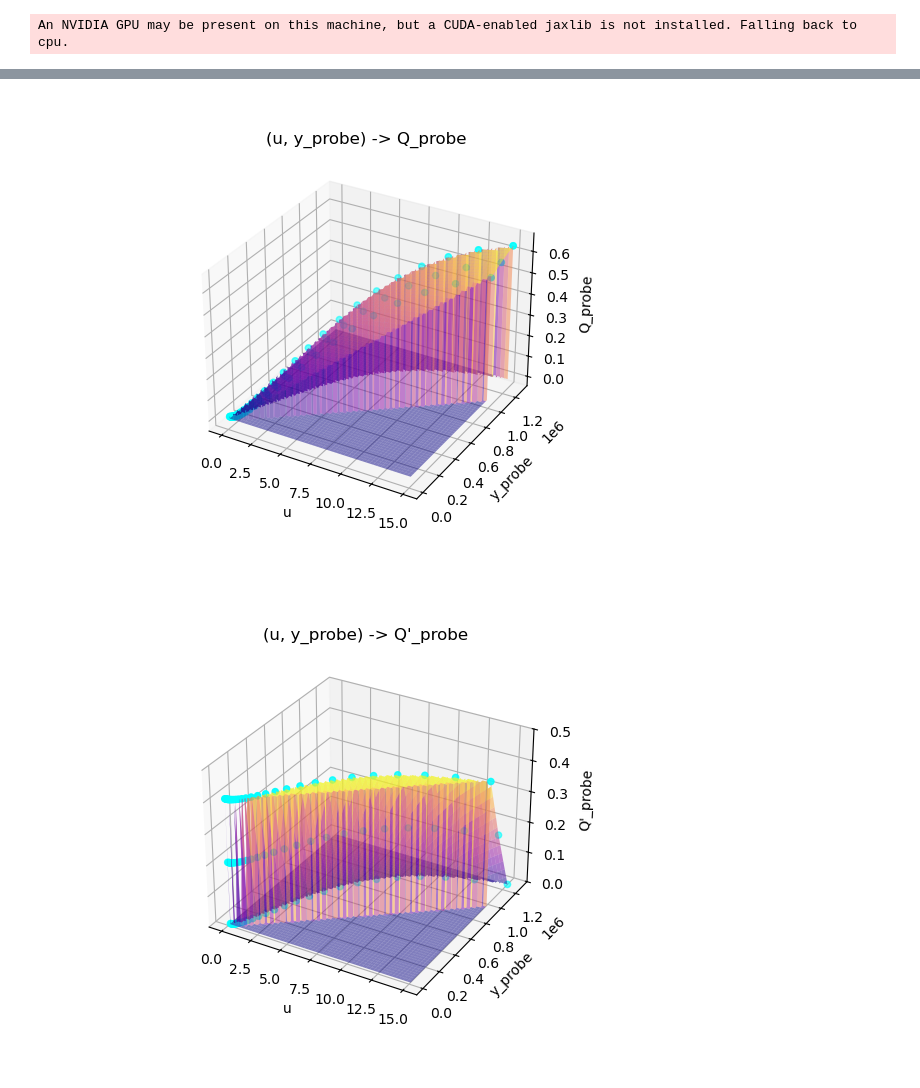
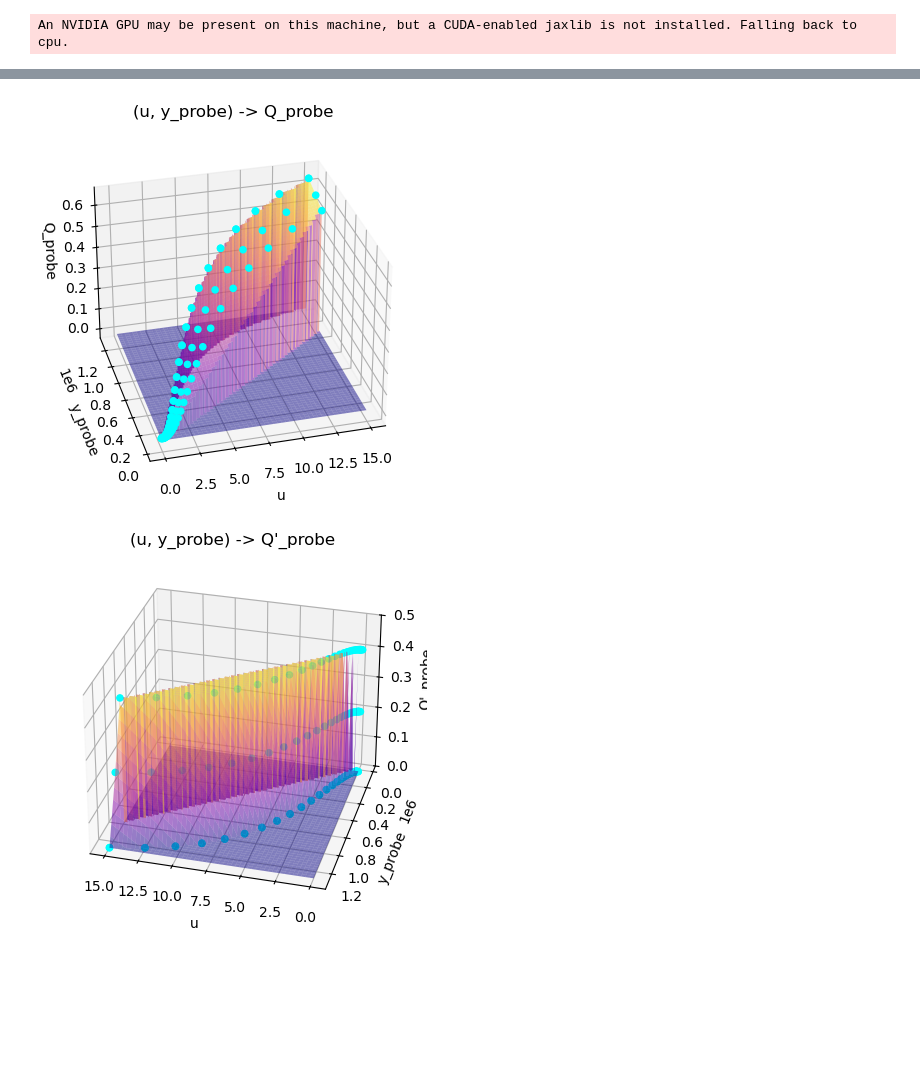
Before and after one commit to KSechkar/CoBa_CRAB, a Jupyter notebook: basic_model_case/basic_probe_characterisation.ipynb, the cells around one changed output, grey strips where cells are left out. Saved outputs shown, nothing was run; the diff lists cells and outputs as text; code cells hidden in the pictures; blank space fills up the shorter version.

Commit message:
Visualisation fix

```diff
--- a/basic_model_case/basic_probe_characterisation.ipynb
+++ b/basic_model_case/basic_probe_characterisation.ipynb
@@ -599,35 +599,41 @@ plt.show()
 # %%
 # VISUALISE THE RESULTS: (u, y_probe) -> Q_probe
+
 # create figure
 u_y_to_Q_fig = plt.figure(2)
 plt.clf()
 u_y_to_Q_ax = u_y_to_Q_fig.add_subplot(111, projection='3d')
-
-# # make a 3D plot of experimentally measured Q values
-u_y_to_Q_ax.scatter(
-    us_mesh,
-    y_probes,
-    Q_probes,
-    c='cyan', label='Measured Q values')
 
 # make a 3D plot of estimated Q values
 u_y_to_Q_ax.plot_surface(
     us_mesh_est,
     y_mesh_est,
     Q_est,
     cmap=mpl.colormaps['plasma'], alpha=0.5,
     label='Measured Q values')
 
+# make a 3D plot of experimentally measured Q values
+u_y_to_Q_ax.scatter(
+    us_mesh,
+    y_probes,
+    Q_probes,
+    c='cyan',
+    alpha=1.0,
+    label='Measured Q values')
+
 # format the plot
 u_y_to_Q_ax.set_title("(u, y_probe) -> Q_probe")
 u_y_to_Q_ax.set_xlabel('u')
 u_y_to_Q_ax.set_ylabel('y_probe')
 u_y_to_Q_ax.set_zlabel('Q_probe')
 
+# set the view angle
+u_y_to_Q_ax.view_init(elev=30, azim=-105, roll=0)
+
 # show plot
 plt.show()
 # %% [output]
-[figure, old version]
+[figure, new version]
 # %%
 # VISUALISE THE RESULTS: (u, y_probe) -> Qdash_probe
 # create figure
@@ -636,18 +642,21 @@ plt.clf()
 u_y_to_Qdash_ax = u_y_to_Qdash_fig.add_subplot(111, projection='3d')
 
 # make a 3D plot of experimentally measured Q values
-u_y_to_Qdash_ax.scatter(
-    us_mesh,
-    y_probes,
-    Q_constrep_mesh,
-    c='cyan', label='Measured Q values')
-# make a 3D plot of experimentally measured Q values
 u_y_to_Qdash_ax.plot_surface(
     us_mesh_est,
     y_mesh_est,
     Qdash_est,
     cmap=mpl.colormaps['plasma'], alpha=0.5,
     label='Estimated Q\' values')
+
+# make a 3D plot of experimentally measured Q values
+u_y_to_Qdash_ax.scatter(
+    us_mesh,
+    y_probes,
+    Q_constrep_mesh,
+    c='cyan',
+    alpha=1.0,
+    label='Measured Q values')
 
 # format the plot
 u_y_to_Qdash_ax.set_title("(u, y_probe) -> Q\'_probe")
@@ -656,7 +665,10 @@ u_y_to_Qdash_ax.set_ylabel('y_probe')
 u_y_to_Qdash_ax.set_zlabel('Q\'_probe')
 u_y_to_Qdash_ax.set_zlim(0,0.5)
 
+# set the view angle
+u_y_to_Qdash_ax.view_init(elev=30, azim=105, roll=0)
+
 # show plot
 plt.show()
 # %% [output]
-[figure, old version]
+[figure, new version]
```
Also changed, not shown: parts of 1 cell of this notebook, 1 other file.
